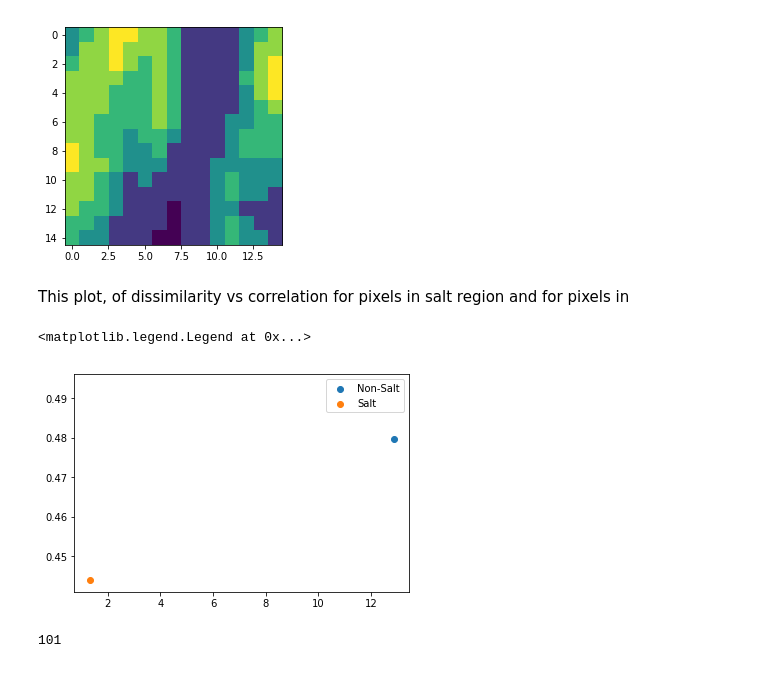
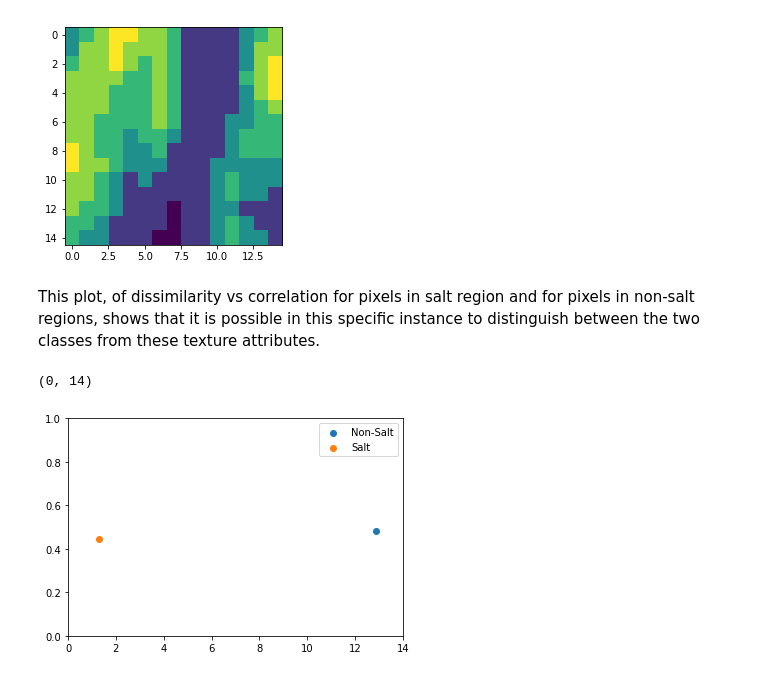
Before and after one commit to nshea3/Seismic_salt_segmentation, a Jupyter notebook: Texture_salt_segmentation.ipynb, the cells around one changed output. Drawn from its saved outputs; the diff is of its cells as text; code cells hidden in the pictures.

Commit message:
Validated output of the GLCM graph

```diff
--- a/Texture_salt_segmentation.ipynb
+++ b/Texture_salt_segmentation.ipynb
@@ -103,26 +103,20 @@ glcm = greycomatrix(patch, [2], [0], 256, symmetric=True, normed=True)
 (1.3384615384615386, 0.413077853222956)
 [figure]
 # %% [markdown]
-This plot, of dissimilarity vs correlation for pixels in salt region and for pixels in
+This plot, of dissimilarity vs correlation for pixels in salt region and for pixels in non-salt regions, shows that it is possible in this specific instance to distinguish between the two classes from these texture attributes.
 # %%
 x, y = zip(*[nonsalt_glcm, salt_glcm])
 
 for label, point in zip(["Non-Salt", "Salt"],[nonsalt_glcm, salt_glcm]):
     plt.scatter(*point, label=label)
 plt.legend()
 plt.ylim(0,1)
-#plt.xlim(0,1)
+plt.xlim(0,14)
 # %% [output]
-<matplotlib.legend.Legend at 0x...>
+(0, 14)
-[figure, old version]
+[figure, new version]
 # %%
 import numpy as np
-# %%
-mask_arr = np.array(img_mask)
-
-min(img_arr.shape)
-# %% [output]
-101
 # %%
 import random
 
```
Also changed, not shown: parts of 3 cells of this notebook.
